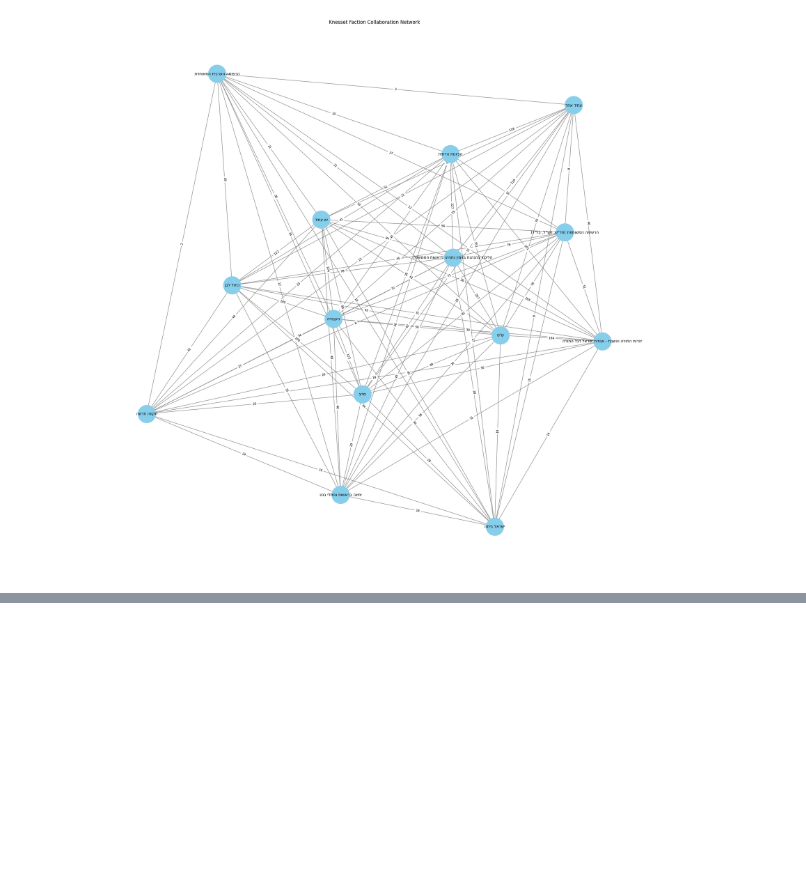
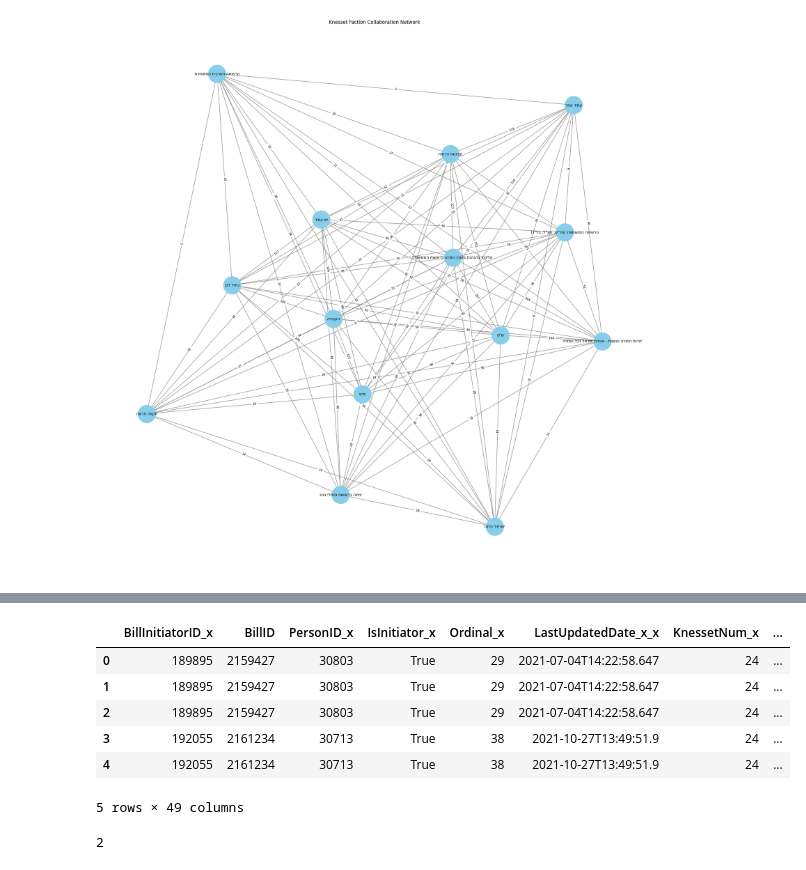
Before and after one commit to moshe-hadad/knesset-network, a Jupyter notebook: collaboration_graph.ipynb, the cells around one changed output, grey strips where cells are left out. Drawn from its saved outputs; the diff is of its cells as text; code cells hidden in the pictures; blank space fills up the shorter version.

```diff
--- a/collaboration_graph.ipynb
+++ b/collaboration_graph.ipynb
@@ -163,0 +215,38 @@ plt.show()
+# %%
+# Extract all bills which are issued by members of factions with IDs 972 and 972
+# for the 24th Knesset
+bills_initiators = remote_loader(BILLS_INITIATORS_URL)
+bills = remote_loader(BILLS_URL)
+
+# Filter bills for the specific Knesset term (number)
+filter_per_knesset_term_df = bills[bills['KnessetNum'] == 24]
+# Merge the data sets
+bills_and_members = pd.merge(bills_initiators, filter_per_knesset_term_df,
+                              on='BillID', how='inner')
+
+# ----------- Merge Factions and their members--------------------------------
+members = remote_loader(FACTION_PEOPLE_URL)
+members_of_973 = members[members['FactionID'].isin([973])]
+members_of_972 = members[members['FactionID'].isin([972])]
+# %%
+list_of_973_members = list(members_of_973['PersonID'])
+list_of_972_members  = list(members_of_972['PersonID'])
+# %%
+
+bills_of_members_of_973_for_knesset_24 = bills_and_members[bills_and_members['PersonID'].isin(list_of_973_members)]
+bills_of_members_of_972_for_knesset_24 = bills_and_members[bills_and_members['PersonID'].isin(list_of_972_members)]
+# %%
+joint_bills_of_973_and_972 = pd.merge(bills_of_members_of_973_for_knesset_24, bills_of_members_of_972_for_knesset_24, on='BillID', how='inner')
+joint_bills_of_973_and_972
+# %% [output]
+|  | BillInitiatorID_x | BillID | PersonID_x | IsInitiator_x | Ordinal_x | LastUpdatedDate_x_x | KnessetNum_x | ... |
+| 0 | 189895 | 2159427 | 30803 | True | 29 | 2021-07-04T14:22:58.647 | 24 | ... |
+| 1 | 189895 | 2159427 | 30803 | True | 29 | 2021-07-04T14:22:58.647 | 24 | ... |
+| 2 | 189895 | 2159427 | 30803 | True | 29 | 2021-07-04T14:22:58.647 | 24 | ... |
+| 3 | 192055 | 2161234 | 30713 | True | 38 | 2021-10-27T13:49:51.9 | 24 | ... |
+| 4 | 192055 | 2161234 | 30713 | True | 38 | 2021-10-27T13:49:51.9 | 24 | ... |
+5 rows × 49 columns
+# %%
+len(joint_bills_of_973_and_972['BillID'].unique())
+# %% [output]
+2
```
Also changed, not shown: parts of 4 cells of this notebook.
